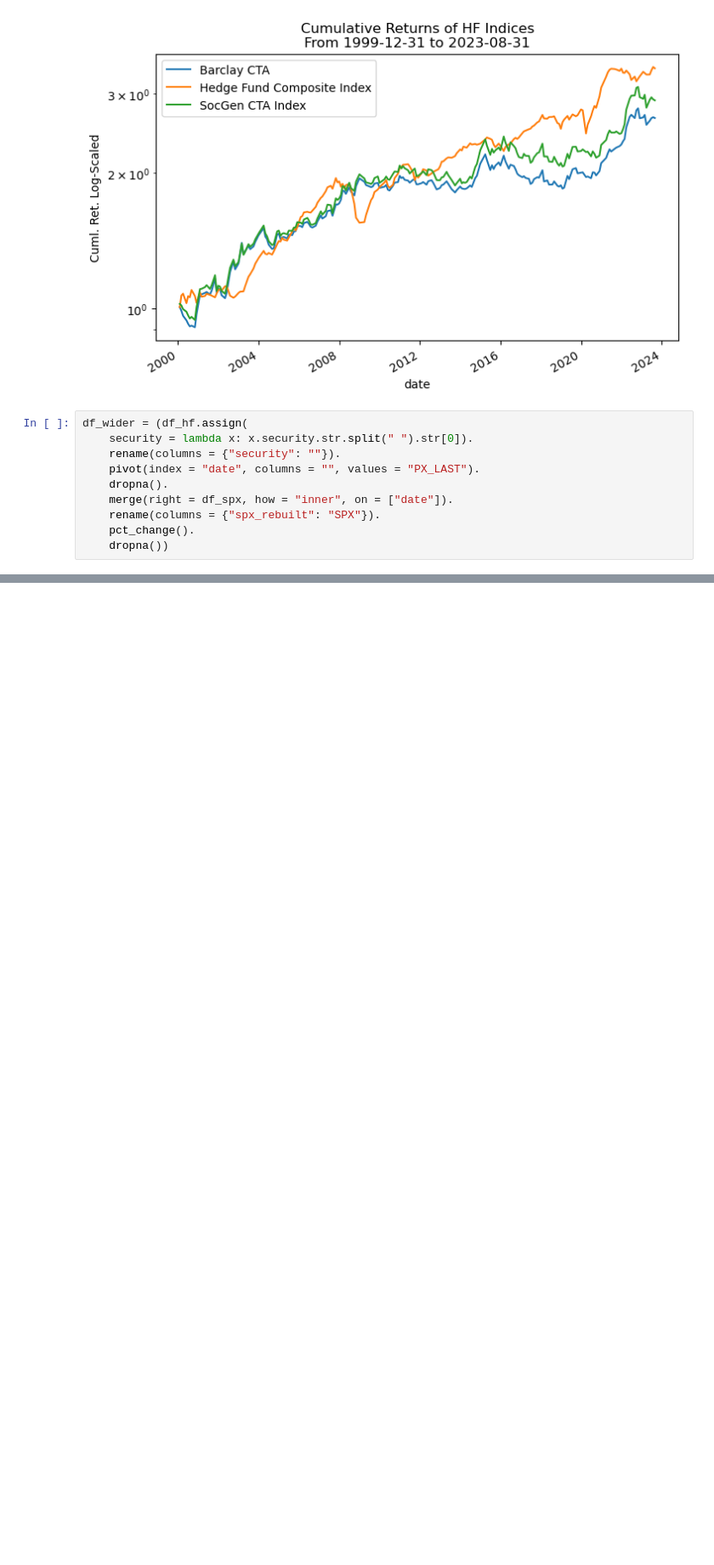
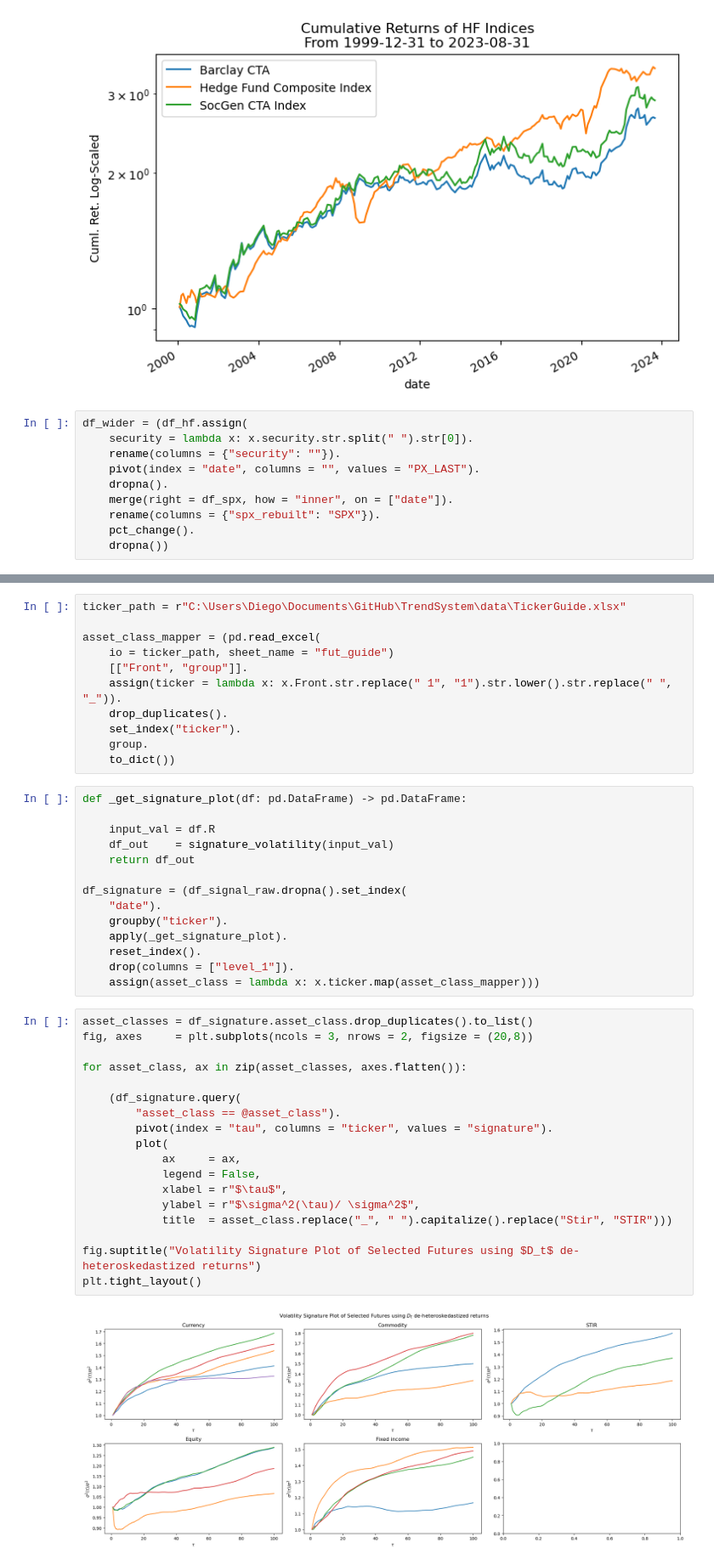
Before and after one commit to diegodalvarez/TrendSystem, a Jupyter notebook: Research/Whitepapers/DaoNguyenDerembleLemperiereBouchaudPottersTrendConvexity.ipynb.ipynb, the cells around one changed output, grey strips where cells are left out. Shown at 85% size. Saved outputs shown, nothing was run; the diff lists cells and outputs as text; blank space fills up the shorter version.

```diff
--- a/Research/Whitepapers/DaoNguyenDerembleLemperiereBouchaudPottersTrendConvexity.ipynb.ipynb
+++ b/Research/Whitepapers/DaoNguyenDerembleLemperiereBouchaudPottersTrendConvexity.ipynb.ipynb
@@ -145,0 +323,45 @@ def _get_ols(df: pd.DataFrame) -> pd.DataFrame:
+# %%
+ticker_path = r"C:\Users\Diego\Documents\GitHub\TrendSystem\data\TickerGuide.xlsx"
+
+asset_class_mapper = (pd.read_excel(
+    io = ticker_path, sheet_name = "fut_guide")
+    [["Front", "group"]].
+    assign(ticker = lambda x: x.Front.str.replace(" 1", "1").str.lower().str.replace(" ", "_")).
+    drop_duplicates().
+    set_index("ticker").
+    group.
+    to_dict())
+# %%
+def _get_signature_plot(df: pd.DataFrame) -> pd.DataFrame:
+
+    input_val = df.R
+    df_out    = signature_volatility(input_val)
+    return df_out
+
+df_signature = (df_signal_raw.dropna().set_index(
+    "date").
+    groupby("ticker").
+    apply(_get_signature_plot).
+    reset_index().
+    drop(columns = ["level_1"]).
+    assign(asset_class = lambda x: x.ticker.map(asset_class_mapper)))
+# %%
+asset_classes = df_signature.asset_class.drop_duplicates().to_list()
+fig, axes     = plt.subplots(ncols = 3, nrows = 2, figsize = (20,8))
+
+for asset_class, ax in zip(asset_classes, axes.flatten()):
+
+    (df_signature.query(
+        "asset_class == @asset_class").
+        pivot(index = "tau", columns = "ticker", values = "signature").
+        plot(
+            ax     = ax,
+            legend = False,
+            xlabel = r"$\tau$",
+            ylabel = r"$\sigma^2(\tau)/ \sigma^2$",
+            title  = asset_class.replace("_", " ").capitalize().replace("Stir", "STIR")))
+
+fig.suptitle("Volatility Signature Plot of Selected Futures using $D_t$ de-heteroskedastized returns")
+plt.tight_layout()
+# %% [output]
+[figure, added]
```
Also changed, not shown: parts of 30 cells of this notebook.
